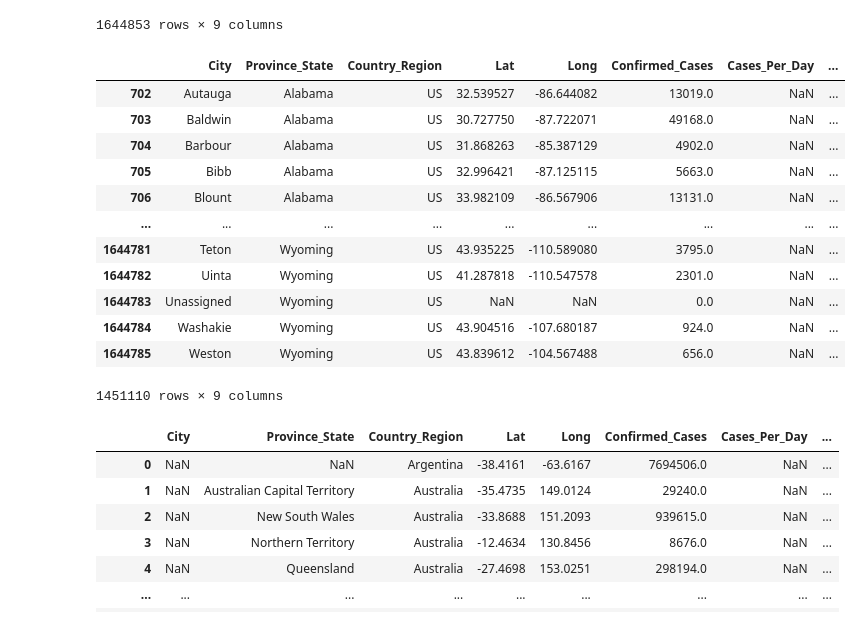
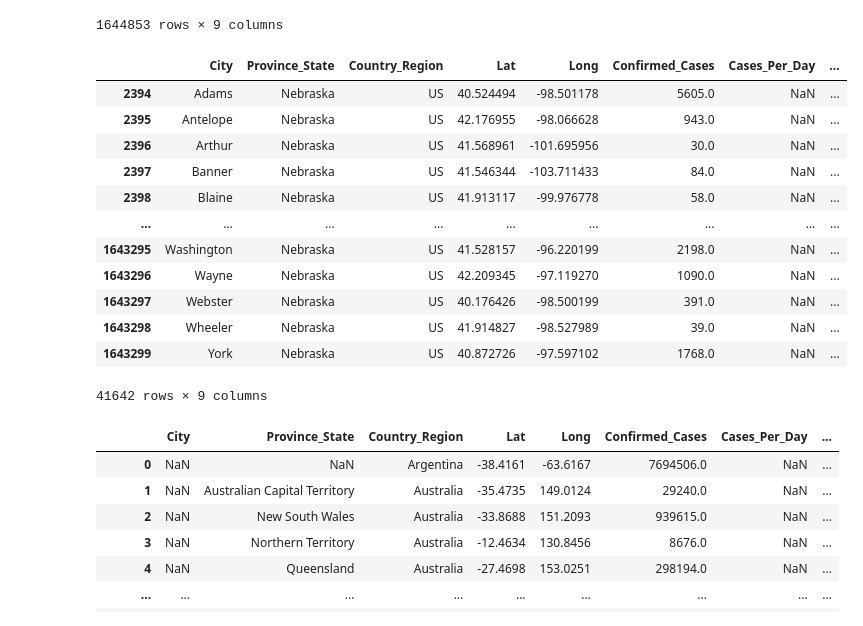
Before and after one commit to icheung487/Final_Project, a Jupyter notebook: COVID_19_Data.ipynb, the cells around one changed output. Cells and saved outputs as stored; diff of their text form; code cells hidden in the pictures.

```diff
--- a/COVID_19_Data.ipynb
+++ b/COVID_19_Data.ipynb
@@ -252,21 +252,21 @@ final_df
 | 1644852 | NaN | Unknown | Malaysia | NaN | NaN | 0.0 | 0.0 | ... |
 1644853 rows × 9 columns
 # %%
-final_df.loc[final_df['Country_Region']=='US']
+final_df.loc[final_df['Province_State']=='Nebraska']
 # %% [output]
 |  | City | Province_State | Country_Region | Lat | Long | Confirmed_Cases | Cases_Per_Day | ... |
-| 702 | Autauga | Alabama | US | 32.539527 | -86.644082 | 13019.0 | NaN | ... |
-| 703 | Baldwin | Alabama | US | 30.727750 | -87.722071 | 49168.0 | NaN | ... |
-| 704 | Barbour | Alabama | US | 31.868263 | -85.387129 | 4902.0 | NaN | ... |
-| 705 | Bibb | Alabama | US | 32.996421 | -87.125115 | 5663.0 | NaN | ... |
-| 706 | Blount | Alabama | US | 33.982109 | -86.567906 | 13131.0 | NaN | ... |
+| 2394 | Adams | Nebraska | US | 40.524494 | -98.501178 | 5605.0 | NaN | ... |
+| 2395 | Antelope | Nebraska | US | 42.176955 | -98.066628 | 943.0 | NaN | ... |
+| 2396 | Arthur | Nebraska | US | 41.568961 | -101.695956 | 30.0 | NaN | ... |
+| 2397 | Banner | Nebraska | US | 41.546344 | -103.711433 | 84.0 | NaN | ... |
+| 2398 | Blaine | Nebraska | US | 41.913117 | -99.976778 | 58.0 | NaN | ... |
 | ... | ... | ... | ... | ... | ... | ... | ... | ... |
-| 1644781 | Teton | Wyoming | US | 43.935225 | -110.589080 | 3795.0 | NaN | ... |
-| 1644782 | Uinta | Wyoming | US | 41.287818 | -110.547578 | 2301.0 | NaN | ... |
-| 1644783 | Unassigned | Wyoming | US | NaN | NaN | 0.0 | NaN | ... |
-| 1644784 | Washakie | Wyoming | US | 43.904516 | -107.680187 | 924.0 | NaN | ... |
-| 1644785 | Weston | Wyoming | US | 43.839612 | -104.567488 | 656.0 | NaN | ... |
+| 1643295 | Washington | Nebraska | US | 41.528157 | -96.220199 | 2198.0 | NaN | ... |
+| 1643296 | Wayne | Nebraska | US | 42.209345 | -97.119270 | 1090.0 | NaN | ... |
+| 1643297 | Webster | Nebraska | US | 40.176426 | -98.500199 | 391.0 | NaN | ... |
+| 1643298 | Wheeler | Nebraska | US | 41.914827 | -98.527989 | 39.0 | NaN | ... |
+| 1643299 | York | Nebraska | US | 40.872726 | -97.597102 | 1768.0 | NaN | ... |
-1451110 rows × 9 columns
+41642 rows × 9 columns
 # %%
 #final_df.assign['coordinates'] = tuple(zip(*final_df[['Lat','Long']].values.T))
 final_df2 = final_df.assign(Coordinates=final_df[['Lat','Long']].values.tolist())
```
Also changed, not shown: parts of 10 cells of this notebook.
